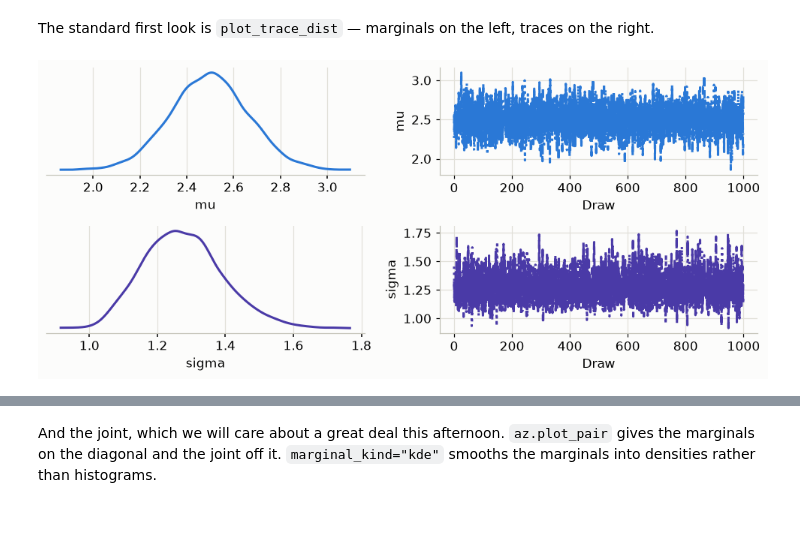
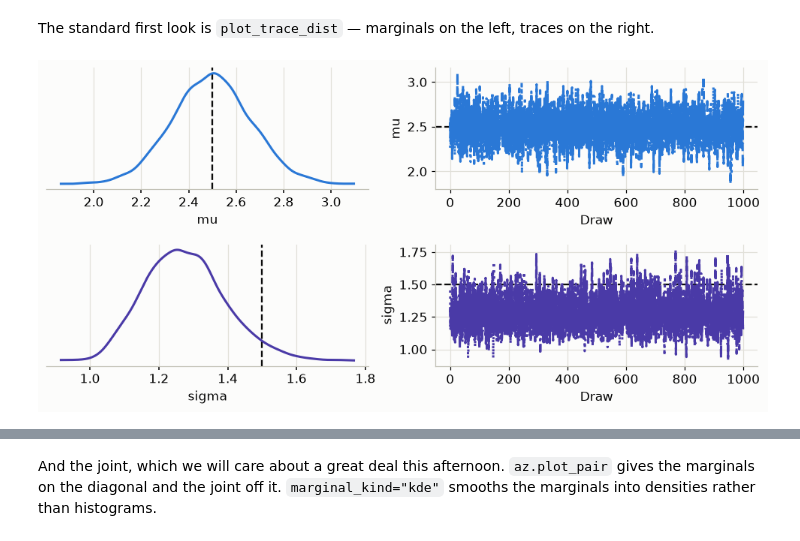
Before and after one commit to VeronikaWendler/sbi4cogsci, a Jupyter notebook: tutorials/day2_bayes_toolkit/pymc-intro.ipynb, the cells around one changed output, grey strips where cells are left out. Drawn from its saved outputs; the diff is of its cells as text; code cells hidden in the pictures.

```diff
--- a/tutorials/day2_bayes_toolkit/pymc-intro.ipynb
+++ b/tutorials/day2_bayes_toolkit/pymc-intro.ipynb
@@ -379,9 +462,19 @@ sigma  1.3  0.12      1.1      1.5
 # %% [markdown]
 The standard first look is `plot_trace_dist` — marginals on the left, traces
 on the right.
-# %%
-az.plot_trace_dist(idata, combined=True)
-plt.gcf().set_size_inches(9, 4)
-plt.tight_layout()
-# %% [output]
-[figure, removed]
+# %%
+trace = az.plot_trace_dist(idata, combined=True)
+plt.gcf().set_size_inches(9, 4.4)
+
+# ArviZ 1.x returns a PlotCollection rather than an array of Axes. `get_target`
+# takes the variable and the panel's coordinates and hands back the Axes, which
+# is how we draw anything ArviZ does not — here, the values we generated from.
+# The marginal panel wants a VERTICAL truth line (the x axis is the parameter);
+# the trace panel wants a HORIZONTAL one (the y axis is the parameter).
+for var, truth in [("mu", TRUE_MU), ("sigma", TRUE_SIGMA)]:
+    S.truth_line(trace.get_target(var, {"column": "dist"}), truth, axis="x")
+    S.truth_line(trace.get_target(var, {"column": "trace"}), truth, axis="y")
+
+plt.tight_layout()
+# %% [output]
+[figure, added]
```
Also changed, not shown: parts of 40 cells of this notebook, 7 other files.
